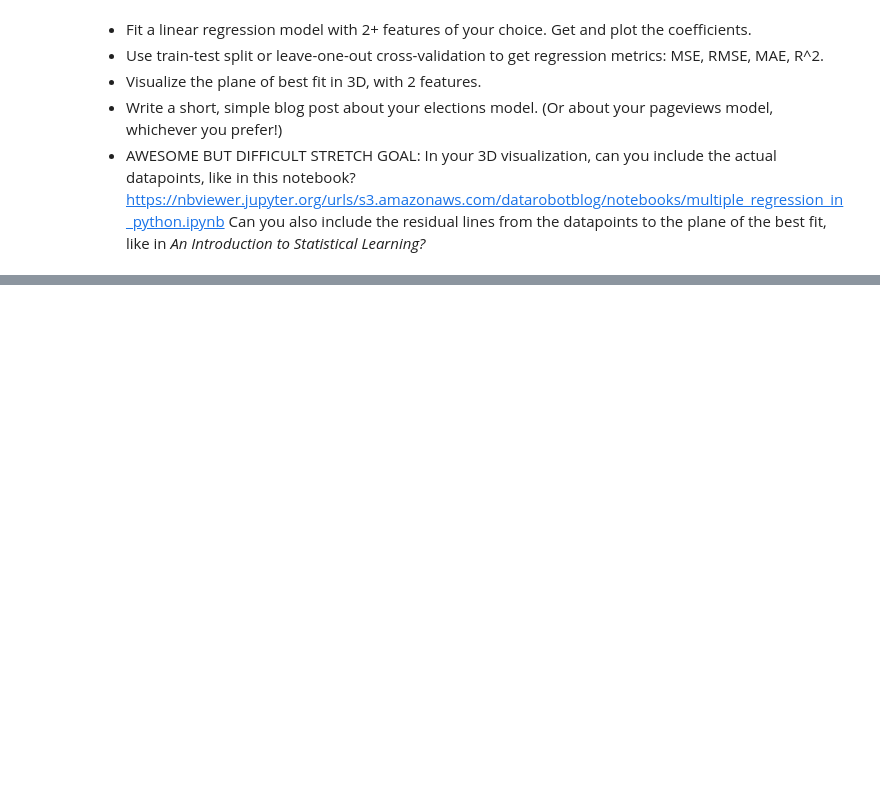
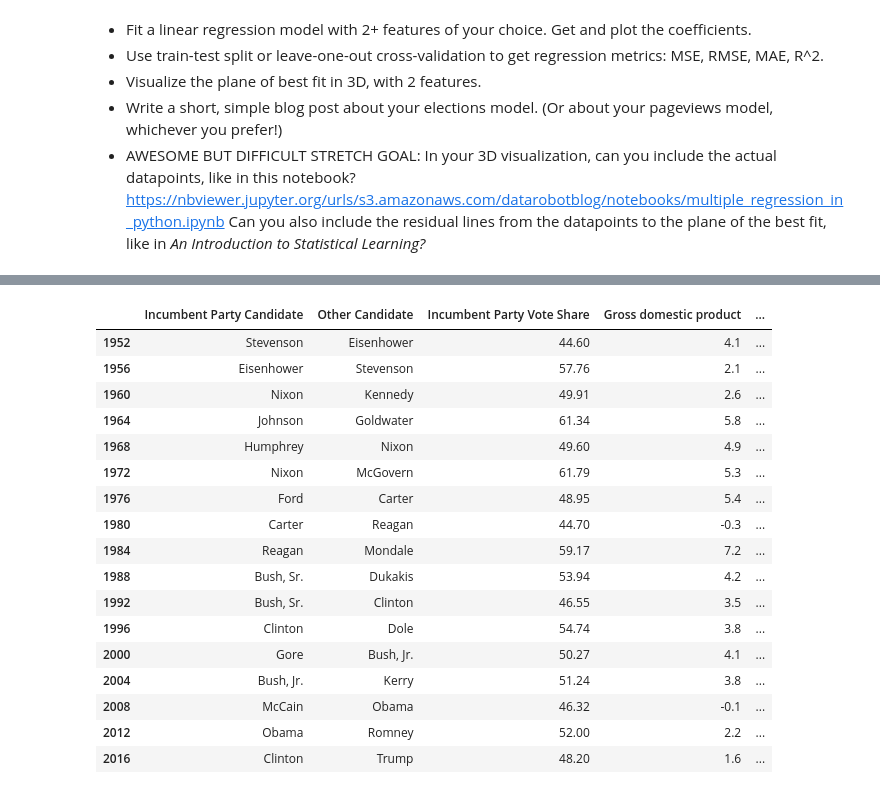
Before and after one commit to bloominstituteoftechnology/DS-Unit-2-Regression-1, a Jupyter notebook: module4-understanding-ols/module4.ipynb, the cells around one changed output, grey strips where cells are left out. Cells and saved outputs as stored; diff of their text form; code cells hidden in the pictures; blank space fills up the shorter version.

```diff
--- a/module4-understanding-ols/module4.ipynb
+++ b/module4-understanding-ols/module4.ipynb
@@ -33,22 +34,30 @@ data = [[1952,"Stevenson","Eisenhower",44.6],
 
 votes = pd.DataFrame(data=data, columns=columns)
 votes = votes.set_index('Year')
-gdp = pd.read_csv('gdp.csv')
+
+gdp = pd.read_csv('https://raw.githubusercontent.com/WillHK/DS-Unit-2-Regression-1/master/module3-doing-linear-regression/gdp.csv')
 gdp = gdp.drop('Line', axis=1)
 gdp = gdp.rename({'Unnamed: 1': 'Year'}, axis=1)
 gdp = gdp.T
 gdp.columns = gdp.iloc[0]
 gdp = gdp.drop(['Year', '1947', '1948', '2017', '2018'], axis=0)
 gdp.index = gdp.index.astype('int64')
-election_year_gdp = gdp.loc[votes['Year']]
+election_year_gdp = gdp.loc[votes.index.values]
 df = pd.concat([votes, election_year_gdp], axis=1, join='outer')
 df.columns = df.columns.str.strip()
+
+target = 'Incumbent Party Vote Share'
+mean_baseline = [df[target].mean()] * len(df)
+df['Mean Baseline'] = df[target].mean()
+df['Error'] = df['Mean Baseline'] - df[target]
+df['Absolute Error'] = df['Error'].abs()
+
 df = df.drop(['Change in private inventories', 'Net exports of goods and services', 'Addendum:'], axis=1)
 cols = ['Incumbent Party Vote Share', 'Gross domestic product', 'Personal consumption expenditures', 'Goods', 'Durable goods', 'Nondurable goods', 'Services', 'Gross private domestic investment', 'Fixed investment', 'Nonresidential', 'Structures', 'Equipment', 'Intellectual property products', 'Residential', 'Exports', 'Goods', 'Services', 'Imports', 'Goods', 'Services', 'Government consumption expenditures and gross investment', 'Federal', 'National defense', 'Nondefense', 'State and local', 'Mean Baseline', 'Error', 'Absolute Error']
 for col in cols:
     df[col] = df[col].apply(pd.to_numeric)
 df.head()
-nonfarm_payroll = pd.read_csv('non-farm-payroll-annual-change.csv', parse_dates=['DATE'])
+nonfarm_payroll = pd.read_csv('https://raw.githubusercontent.com/WillHK/DS-Unit-2-Regression-1/master/module3-doing-linear-regression/non-farm-payroll-annual-change.csv', parse_dates=['DATE'])
 nonfarm_payroll = nonfarm_payroll.drop(nonfarm_payroll.tail(1).index)
 nonfarm_payroll = nonfarm_payroll.rename({"DATE": "Year", 'PAYEMS_PC1': 'pct_change'}, axis=1)
 nonfarm_payroll['pct_change'] = pd.to_numeric(nonfarm_payroll['pct_change'])
@@ -59,0 +77,21 @@ df = pd.concat([df, election_year_payroll], axis=1, join='outer')
+# %%
+df
+# %% [output]
+|  | Incumbent Party Candidate | Other Candidate | Incumbent Party Vote Share | Gross domestic product | ... |
+| 1952 | Stevenson | Eisenhower | 44.60 | 4.1 | ... |
+| 1956 | Eisenhower | Stevenson | 57.76 | 2.1 | ... |
+| 1960 | Nixon | Kennedy | 49.91 | 2.6 | ... |
+| 1964 | Johnson | Goldwater | 61.34 | 5.8 | ... |
+| 1968 | Humphrey | Nixon | 49.60 | 4.9 | ... |
+| 1972 | Nixon | McGovern | 61.79 | 5.3 | ... |
+| 1976 | Ford | Carter | 48.95 | 5.4 | ... |
+| 1980 | Carter | Reagan | 44.70 | -0.3 | ... |
+| 1984 | Reagan | Mondale | 59.17 | 7.2 | ... |
+| 1988 | Bush, Sr. | Dukakis | 53.94 | 4.2 | ... |
+| 1992 | Bush, Sr. | Clinton | 46.55 | 3.5 | ... |
+| 1996 | Clinton | Dole | 54.74 | 3.8 | ... |
+| 2000 | Gore | Bush, Jr. | 50.27 | 4.1 | ... |
+| 2004 | Bush, Jr. | Kerry | 51.24 | 3.8 | ... |
+| 2008 | McCain | Obama | 46.32 | -0.1 | ... |
+| 2012 | Obama | Romney | 52.00 | 2.2 | ... |
+| 2016 | Clinton | Trump | 48.20 | 1.6 | ... |
```
Also changed, not shown: parts of 3 cells of this notebook.
